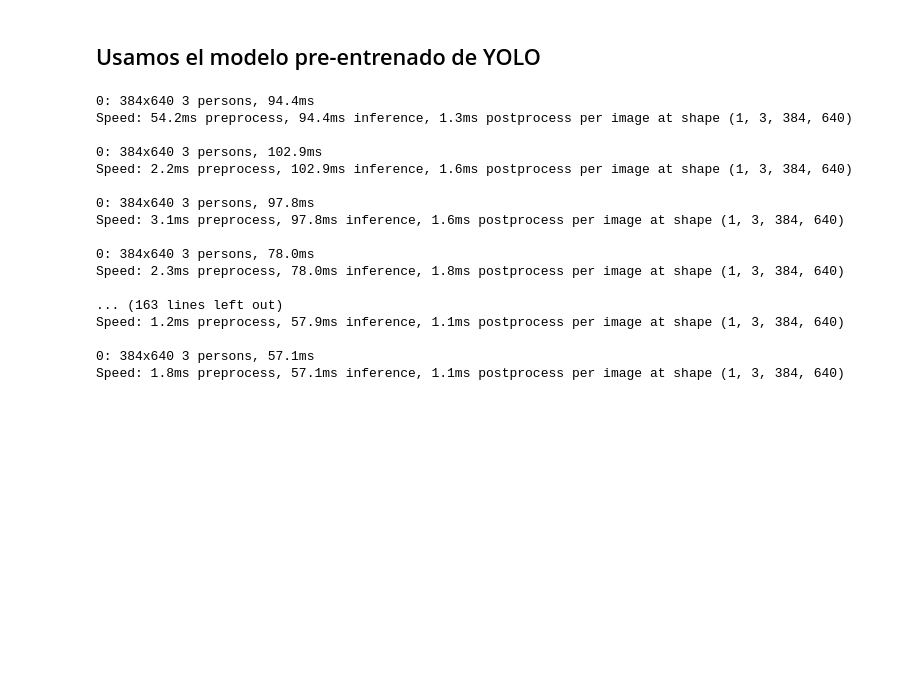
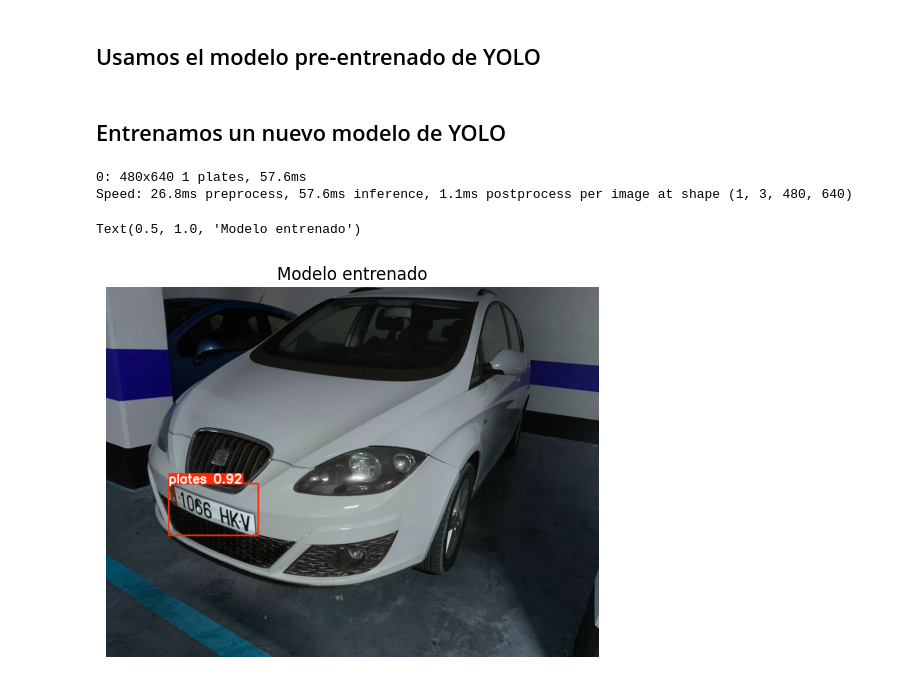
Before and after one commit to AllenHyun/VC_P4_LRM_MCV, a Jupyter notebook: tareas.ipynb, the cells around one changed output. Drawn from its saved outputs; the diff is of its cells as text; code cells hidden in the pictures; blank space fills up the shorter version.

```diff
--- a/tareas.ipynb
+++ b/tareas.ipynb
@@ -9,7 +10,7 @@ from ultralytics import YOLO
 ## Usamos el modelo pre-entrenado de YOLO
 # %%
 model = YOLO('yolo11n.pt')
-vid = cv2.VideoCapture("TGC23_PdH_C0056cut.mp4")
+vid = cv2.VideoCapture("./content_p4/TGC23_PdH_C0056cut.mp4")
 
 while vid.isOpened():
     ret, frame = vid.read()
@@ -28,21 +29,21 @@ while vid.isOpened():
 
 vid.release()
 cv2.destroyAllWindows()
-# %% [output]
-0: 384x640 3 persons, 94.4ms
-Speed: 54.2ms preprocess, 94.4ms inference, 1.3ms postprocess per image at shape (1, 3, 384, 640)
-
-0: 384x640 3 persons, 102.9ms
-Speed: 2.2ms preprocess, 102.9ms inference, 1.6ms postprocess per image at shape (1, 3, 384, 640)
-
-0: 384x640 3 persons, 97.8ms
-Speed: 3.1ms preprocess, 97.8ms inference, 1.6ms postprocess per image at shape (1, 3, 384, 640)
-
-0: 384x640 3 persons, 78.0ms
-Speed: 2.3ms preprocess, 78.0ms inference, 1.8ms postprocess per image at shape (1, 3, 384, 640)
-
-... (163 lines left out)
-Speed: 1.2ms preprocess, 57.9ms inference, 1.1ms postprocess per image at shape (1, 3, 384, 640)
-
-0: 384x640 3 persons, 57.1ms
-Speed: 1.8ms preprocess, 57.1ms inference, 1.1ms postprocess per image at shape (1, 3, 384, 640)
+# %% [markdown]
+## Entrenamos un nuevo modelo de YOLO
+# %%
+model = YOLO('best.pt')
+
+img = cv2.imread("./content_p4/matricula1.jpg")
+
+results = model(img, show=False)
+annotated_img = results[0].plot()
+
+plt.imshow(annotated_img)
+plt.axis("off")
+plt.title("Modelo entrenado")
+# %% [output]
+0: 480x640 1 plates, 57.6ms
+Speed: 26.8ms preprocess, 57.6ms inference, 1.1ms postprocess per image at shape (1, 3, 480, 640)
+Text(0.5, 1.0, 'Modelo entrenado')
+[figure, added]
```
Also changed, not shown: parts of 1 cell of this notebook, 24 other files.
